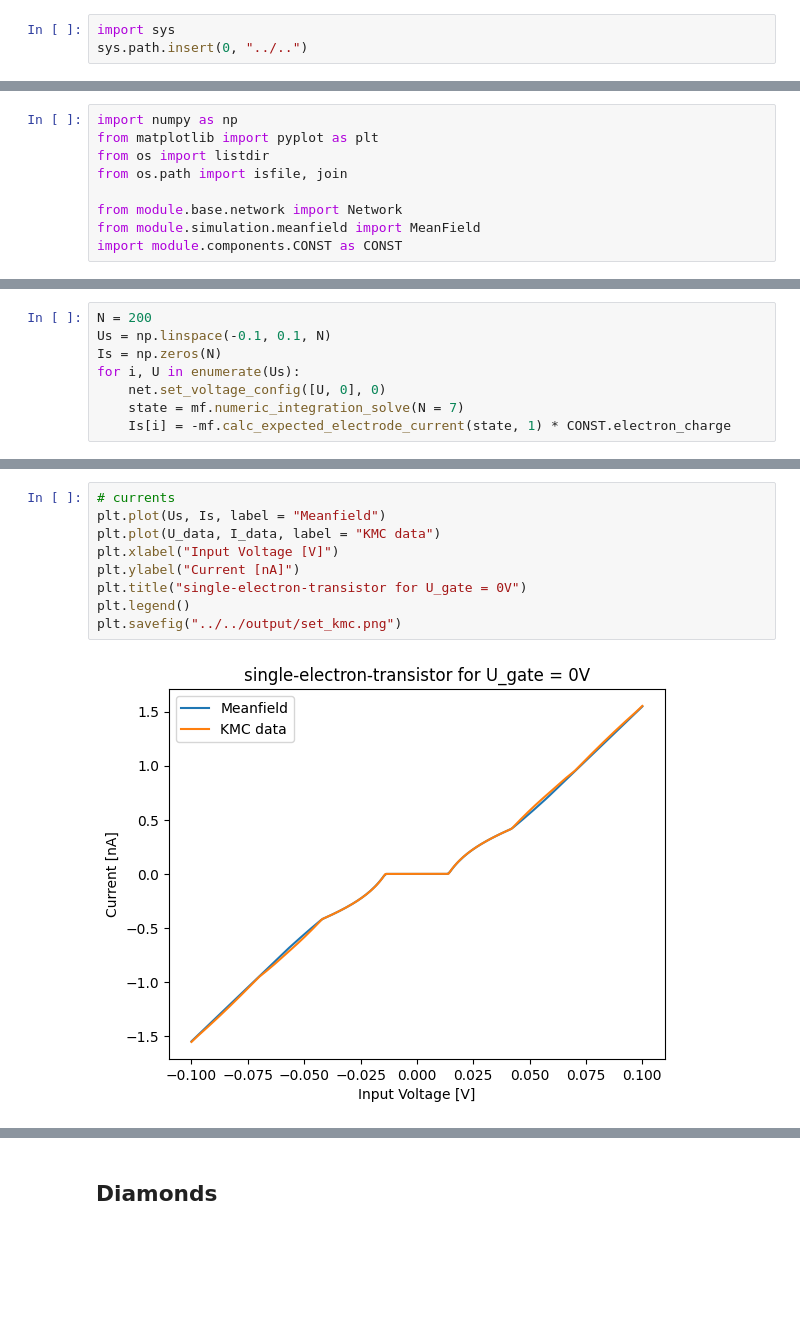
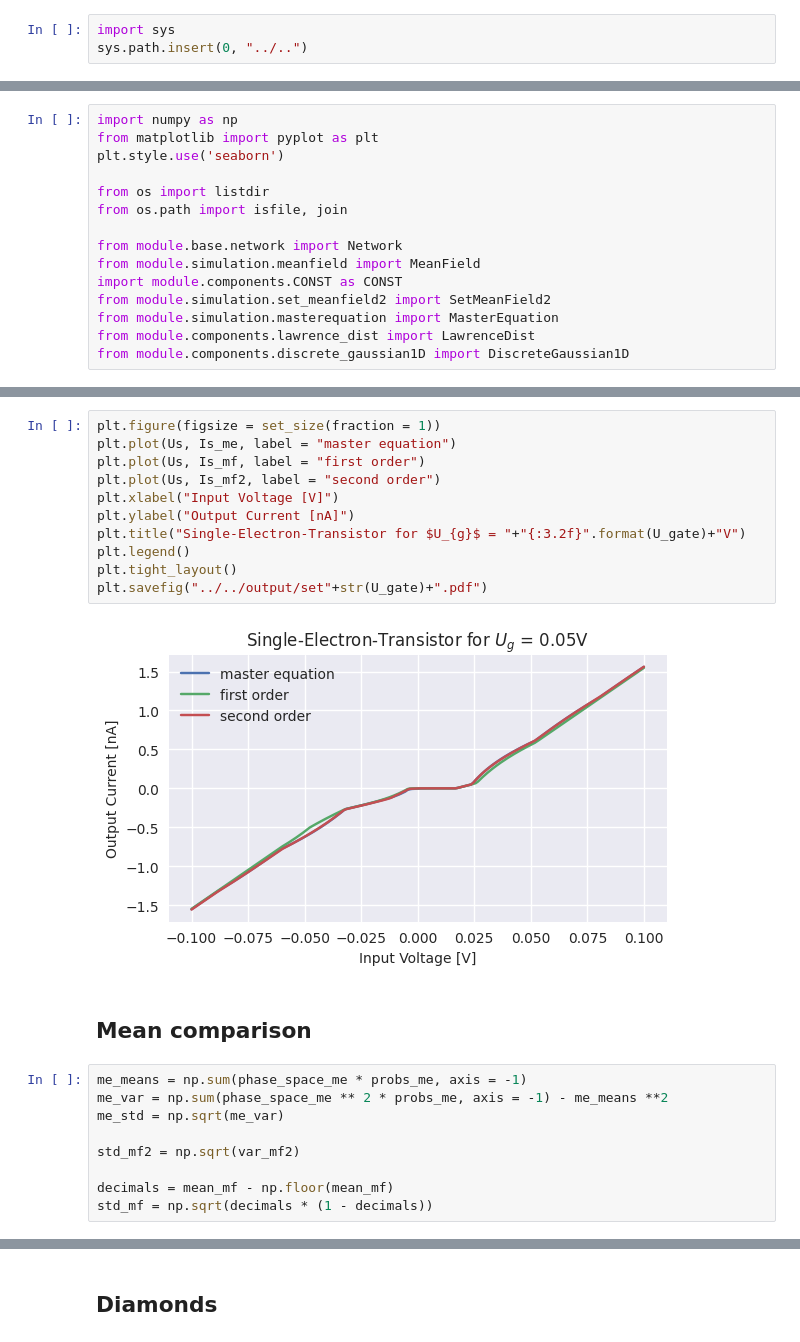
Before and after one commit to evanwonisch/NanoNetsMF, a Jupyter notebook: run/single_electron_transistor/single_electron_transistor.ipynb, the cells around one changed output, grey strips where cells are left out. Cells and saved outputs as stored; diff of their text form; blank space fills up the shorter version.

Commit message:
implemented s.e.t. in 2nd order

```diff
--- a/run/single_electron_transistor/single_electron_transistor.ipynb
+++ b/run/single_electron_transistor/single_electron_transistor.ipynb
@@ -4,9 +30,15 @@ sys.path.insert(0, "../..")
 # %%
 import numpy as np
 from matplotlib import pyplot as plt
+plt.style.use('seaborn')
+
 from os import listdir
 from os.path import isfile, join
 
 from module.base.network import Network
 from module.simulation.meanfield import MeanField
 import module.components.CONST as CONST
+from module.simulation.set_meanfield2 import SetMeanField2
+from module.simulation.masterequation import MasterEquation
+from module.components.lawrence_dist import LawrenceDist
+from module.components.discrete_gaussian1D import DiscreteGaussian1D
@@ -22,8 +44,0 @@ mf = MeanField(net)
-# %%
-N = 200
-Us = np.linspace(-0.1, 0.1, N)
-Is = np.zeros(N)
-for i, U in enumerate(Us):
-    net.set_voltage_config([U, 0], 0)
-    state = mf.numeric_integration_solve(N = 7)
-    Is[i] = -mf.calc_expected_electrode_current(state, 1) * CONST.electron_charge
@@ -34,11 +83,24 @@ I_data = I_data / 1000 * CONST.electron_charge
 # %%
-# currents
-plt.plot(Us, Is, label = "Meanfield")
-plt.plot(U_data, I_data, label = "KMC data")
+plt.figure(figsize = set_size(fraction = 1))
+plt.plot(Us, Is_me, label = "master equation")
+plt.plot(Us, Is_mf, label = "first order")
+plt.plot(Us, Is_mf2, label = "second order")
 plt.xlabel("Input Voltage [V]")
-plt.ylabel("Current [nA]")
-plt.title("single-electron-transistor for U_gate = 0V")
+plt.ylabel("Output Current [nA]")
+plt.title("Single-Electron-Transistor for $U_{g}$ = "+"{:3.2f}".format(U_gate)+"V")
 plt.legend()
-plt.savefig("../../output/set_kmc.png")
+plt.tight_layout()
+plt.savefig("../../output/set"+str(U_gate)+".pdf")
 # %% [output]
-[figure, old version]
+[figure, new version]
+# %% [markdown]
+## Mean comparison
+# %%
+me_means = np.sum(phase_space_me * probs_me, axis = -1)
+me_var = np.sum(phase_space_me ** 2 * probs_me, axis = -1) - me_means **2
+me_std = np.sqrt(me_var)
+
+std_mf2 = np.sqrt(var_mf2)
+
+decimals = mean_mf - np.floor(mean_mf)
+std_mf = np.sqrt(decimals * (1 - decimals))
```
Also changed, not shown: parts of 22 cells of this notebook, 22 other files.
